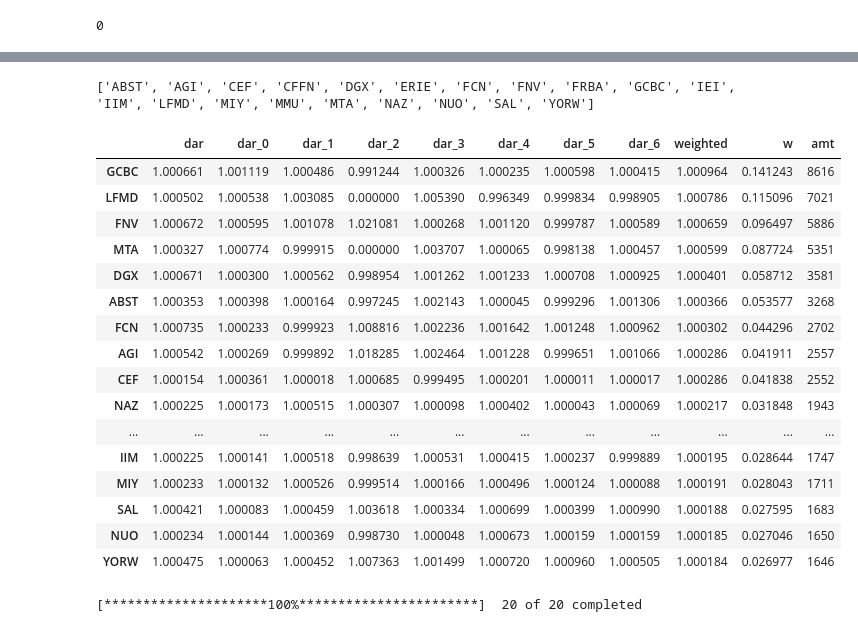
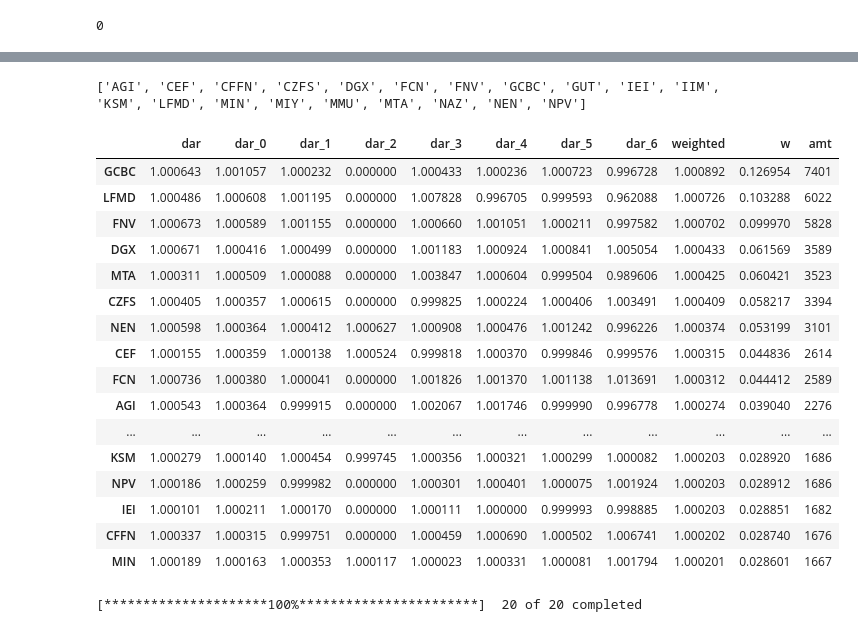
Before and after one commit to damiansp/marketModeling, a Jupyter notebook: notebooks/best_stock_by_state.py.ipynb, the cells around one changed output, grey strips where cells are left out. Drawn from its saved outputs; the diff is of its cells as text; code cells hidden in the pictures.

```diff
--- a/notebooks/best_stock_by_state.py.ipynb
+++ b/notebooks/best_stock_by_state.py.ipynb
@@ -296,21 +297,18 @@ CURRENT_STATE# = 0
 
 if CURRENT_STATE == 0:
     df['weighted'] = (
-        0.7*df[f'dar_{CURRENT_STATE}']
-        + 0.1*df[f'dar_{CURRENT_STATE + 1}']
-        + 0.2*df.dar)
+        0.8*df[f'dar_{CURRENT_STATE}']
+        + 0.2*df[f'dar_{CURRENT_STATE + 1}'])
 elif CURRENT_STATE == 1:
     df['weighted'] = (
         0.6*df[f'dar_{CURRENT_STATE}']
-        + 0.1*df[f'dar_{CURRENT_STATE + 1}']
-        + 0.1*df[f'dar_{CURRENT_STATE - 1}']
-        + 0.2*df.dar)
+        + 0.2*df[f'dar_{CURRENT_STATE + 1}']
+        + 0.2*df[f'dar_{CURRENT_STATE - 1}'])
 #elif CURRENT_STATE == ...
 elif CURRENT_STATE == 7:
     df['weighted'] = (
-        0.3*df[f'dar_{CURRENT_STATE}']
-        + 0.5*df[f'dar_{CURRENT_STATE - 1}']
-        + 0.2*df.dar)
+        0.8*df[f'dar_{CURRENT_STATE}']
+        + 0.2*df[f'dar_{CURRENT_STATE - 1}'])
 df = df.sort_values('weighted', ascending=False)
 df.head()
 # %% [output]
@@ -346,7 +344,7 @@ df.mean(), df.median()
 # %%
 always_exclude = ['EP', 'NXN', 'NXP']
 exclude = {
-    0: ['AGNC', 'CGAU', 'CTSH', 'DG', 'ESOA', 'GUT', 'HMY', 'KSM', 'MED', 'MRTI', 'OMQS', 'POOL', 'UTHR', 'ZYXI'],
+    0: ['AGNC', 'CGAU', 'CTSH', 'HMY', 'MRTI', 'OMQS', 'ORLY', 'UTHR', 'ZYXI'],
     1: [],
     7: []}
 # %%
@@ -358,33 +356,33 @@ best_weighted = [
 print(sorted(best_weighted))
 #sorted(best_weighted)
 # %% [output]
-['ABST', 'AGI', 'CEF', 'CFFN', 'DGX', 'ERIE', 'FCN', 'FNV', 'FRBA', 'GCBC', 'IEI', 'IIM', 'LFMD', 'MIY', 'MMU', 'MTA', 'NAZ', 'NUO', 'SAL', 'YORW']
+['AGI', 'CEF', 'CFFN', 'CZFS', 'DGX', 'FCN', 'FNV', 'GCBC', 'GUT', 'IEI', 'IIM', 'KSM', 'LFMD', 'MIN', 'MIY', 'MMU', 'MTA', 'NAZ', 'NEN', 'NPV']
 # %%
 DOLLAR_AMT = 100_000
-FRAC_IN = 0.61
+FRAC_IN = 0.583
 current = df.loc[best_weighted]
 current['w'] = (current.weighted - 1)
 current.w = current.w / current.w.sum()
 current['amt'] = (DOLLAR_AMT * FRAC_IN * current.w).round().astype(int)
 current
 # %% [output]
 |  | dar | dar_0 | dar_1 | dar_2 | dar_3 | dar_4 | dar_5 | dar_6 | weighted | w | amt |
-| GCBC | 1.000661 | 1.001119 | 1.000486 | 0.991244 | 1.000326 | 1.000235 | 1.000598 | 1.000415 | 1.000964 | 0.141243 | 8616 |
-| LFMD | 1.000502 | 1.000538 | 1.003085 | 0.000000 | 1.005390 | 0.996349 | 0.999834 | 0.998905 | 1.000786 | 0.115096 | 7021 |
-| FNV | 1.000672 | 1.000595 | 1.001078 | 1.021081 | 1.000268 | 1.001120 | 0.999787 | 1.000589 | 1.000659 | 0.096497 | 5886 |
-| MTA | 1.000327 | 1.000774 | 0.999915 | 0.000000 | 1.003707 | 1.000065 | 0.998138 | 1.000457 | 1.000599 | 0.087724 | 5351 |
-| DGX | 1.000671 | 1.000300 | 1.000562 | 0.998954 | 1.001262 | 1.001233 | 1.000708 | 1.000925 | 1.000401 | 0.058712 | 3581 |
-| ABST | 1.000353 | 1.000398 | 1.000164 | 0.997245 | 1.002143 | 1.000045 | 0.999296 | 1.001306 | 1.000366 | 0.053577 | 3268 |
-| FCN | 1.000735 | 1.000233 | 0.999923 | 1.008816 | 1.002236 | 1.001642 | 1.001248 | 1.000962 | 1.000302 | 0.044296 | 2702 |
-| AGI | 1.000542 | 1.000269 | 0.999892 | 1.018285 | 1.002464 | 1.001228 | 0.999651 | 1.001066 | 1.000286 | 0.041911 | 2557 |
-| CEF | 1.000154 | 1.000361 | 1.000018 | 1.000685 | 0.999495 | 1.000201 | 1.000011 | 1.000017 | 1.000286 | 0.041838 | 2552 |
-| NAZ | 1.000225 | 1.000173 | 1.000515 | 1.000307 | 1.000098 | 1.000402 | 1.000043 | 1.000069 | 1.000217 | 0.031848 | 1943 |
+| GCBC | 1.000643 | 1.001057 | 1.000232 | 0.000000 | 1.000433 | 1.000236 | 1.000723 | 0.996728 | 1.000892 | 0.126954 | 7401 |
+| LFMD | 1.000486 | 1.000608 | 1.001195 | 0.000000 | 1.007828 | 0.996705 | 0.999593 | 0.962088 | 1.000726 | 0.103288 | 6022 |
+| FNV | 1.000673 | 1.000589 | 1.001155 | 0.000000 | 1.000660 | 1.001051 | 1.000211 | 0.997582 | 1.000702 | 0.099970 | 5828 |
+| DGX | 1.000671 | 1.000416 | 1.000499 | 0.000000 | 1.001183 | 1.000924 | 1.000841 | 1.005054 | 1.000433 | 0.061569 | 3589 |
+| MTA | 1.000311 | 1.000509 | 1.000088 | 0.000000 | 1.003847 | 1.000604 | 0.999504 | 0.989606 | 1.000425 | 0.060421 | 3523 |
+| CZFS | 1.000405 | 1.000357 | 1.000615 | 0.000000 | 0.999825 | 1.000224 | 1.000406 | 1.003491 | 1.000409 | 0.058217 | 3394 |
+| NEN | 1.000598 | 1.000364 | 1.000412 | 1.000627 | 1.000908 | 1.000476 | 1.001242 | 0.996226 | 1.000374 | 0.053199 | 3101 |
+| CEF | 1.000155 | 1.000359 | 1.000138 | 1.000524 | 0.999818 | 1.000370 | 0.999846 | 0.999576 | 1.000315 | 0.044836 | 2614 |
+| FCN | 1.000736 | 1.000380 | 1.000041 | 0.000000 | 1.001826 | 1.001370 | 1.001138 | 1.013691 | 1.000312 | 0.044412 | 2589 |
+| AGI | 1.000543 | 1.000364 | 0.999915 | 0.000000 | 1.002067 | 1.001746 | 0.999990 | 0.996778 | 1.000274 | 0.039040 | 2276 |
 | ... | ... | ... | ... | ... | ... | ... | ... | ... | ... | ... | ... |
-| IIM | 1.000225 | 1.000141 | 1.000518 | 0.998639 | 1.000531 | 1.000415 | 1.000237 | 0.999889 | 1.000195 | 0.028644 | 1747 |
-| MIY | 1.000233 | 1.000132 | 1.000526 | 0.999514 | 1.000166 | 1.000496 | 1.000124 | 1.000088 | 1.000191 | 0.028043 | 1711 |
-| SAL | 1.000421 | 1.000083 | 1.000459 | 1.003618 | 1.000334 | 1.000699 | 1.000399 | 1.000990 | 1.000188 | 0.027595 | 1683 |
-| NUO | 1.000234 | 1.000144 | 1.000369 | 0.998730 | 1.000048 | 1.000673 | 1.000159 | 1.000159 | 1.000185 | 0.027046 | 1650 |
-| YORW | 1.000475 | 1.000063 | 1.000452 | 1.007363 | 1.001499 | 1.000720 | 1.000960 | 1.000505 | 1.000184 | 0.026977 | 1646 |
+| KSM | 1.000279 | 1.000140 | 1.000454 | 0.999745 | 1.000356 | 1.000321 | 1.000299 | 1.000082 | 1.000203 | 0.028920 | 1686 |
+| NPV | 1.000186 | 1.000259 | 0.999982 | 0.000000 | 1.000301 | 1.000401 | 1.000075 | 1.001924 | 1.000203 | 0.028912 | 1686 |
+| IEI | 1.000101 | 1.000211 | 1.000170 | 0.000000 | 1.000111 | 1.000000 | 0.999993 | 0.998885 | 1.000203 | 0.028851 | 1682 |
+| CFFN | 1.000337 | 1.000315 | 0.999751 | 0.000000 | 1.000459 | 1.000690 | 1.000502 | 1.006741 | 1.000202 | 0.028740 | 1676 |
+| MIN | 1.000189 | 1.000163 | 1.000353 | 1.000117 | 1.000023 | 1.000331 | 1.000081 | 1.001794 | 1.000201 | 0.028601 | 1667 |
 # %%
 data = (
     yf
```
Also changed, not shown: parts of 14 cells of this notebook, 13 other files.
